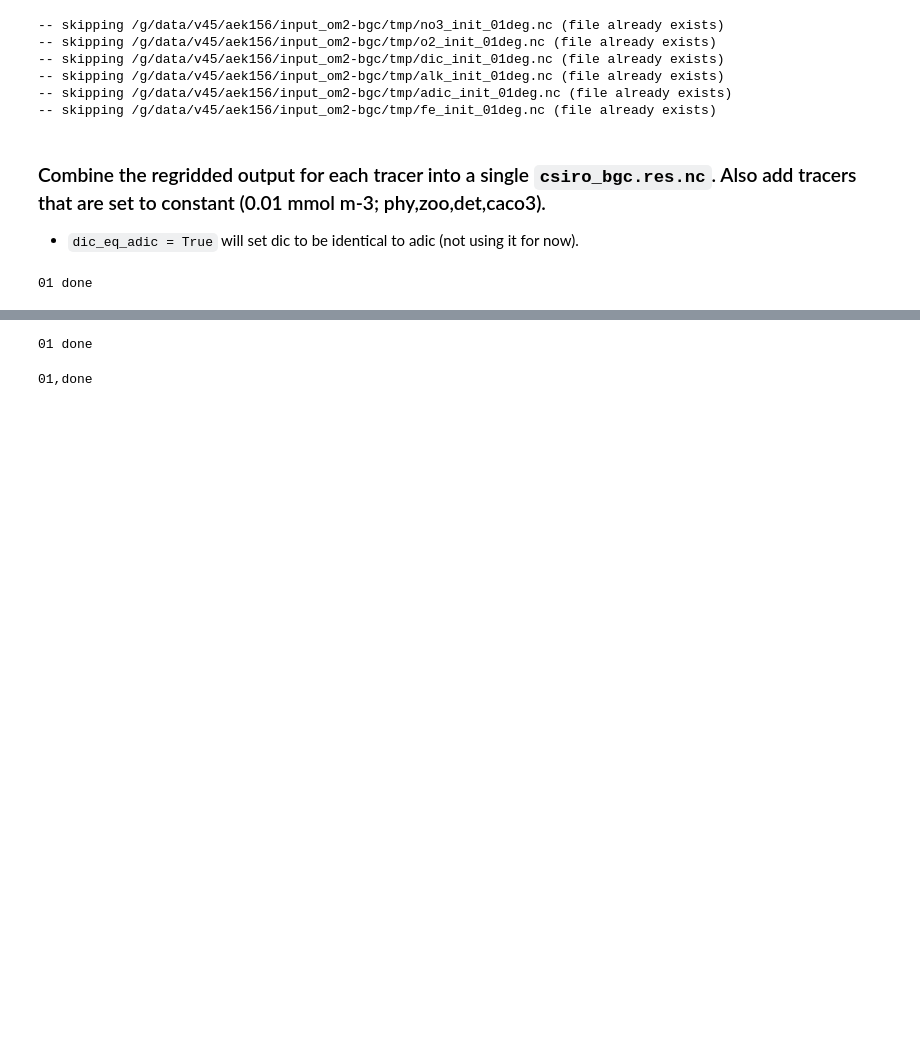
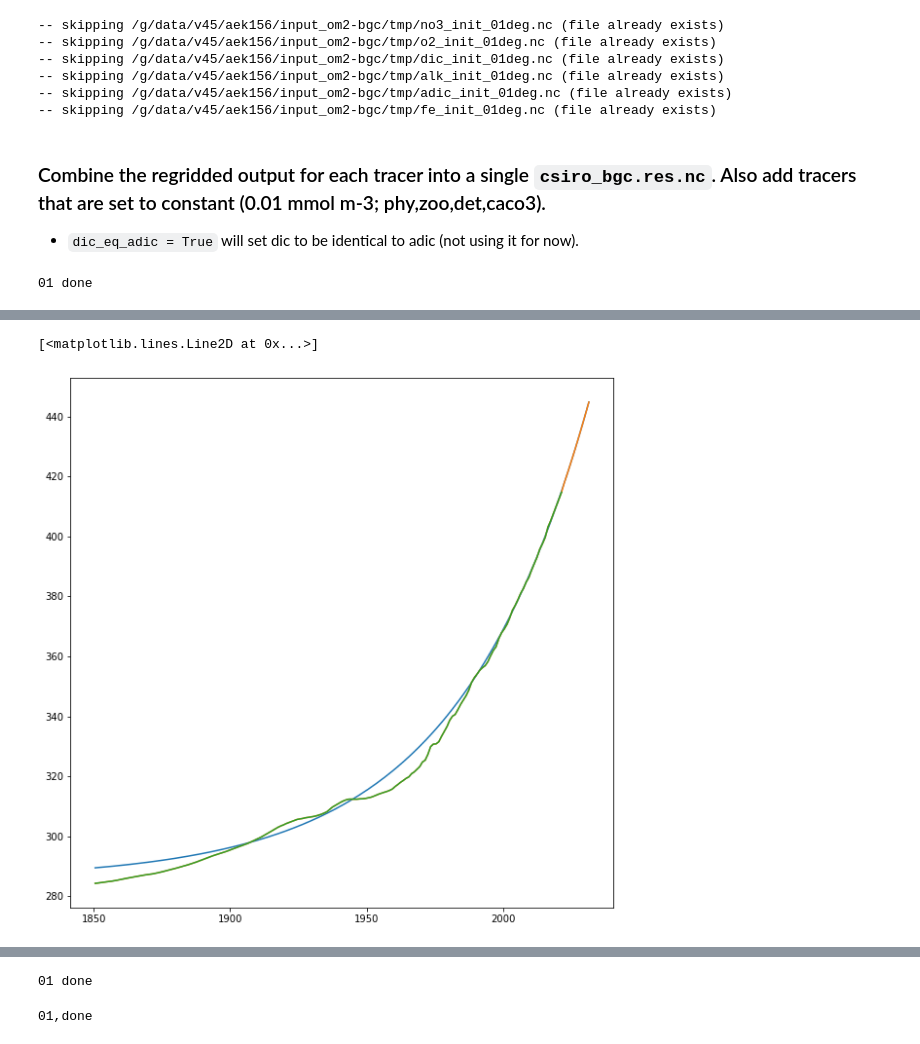
Before and after one commit to COSIMA/input_om2-bgc, a Jupyter notebook: interpolate_to_access-om2.ipynb, the cells around one changed output, grey strips where cells are left out. Drawn from its saved outputs; the diff is of its cells as text; code cells hidden in the pictures; blank space fills up the shorter version.

Commit message:
update co2_iaf.nc: update NOAA GML data, and output data from 1850-2031 (using extrapolation for 2022-2031 inclusive)

```diff
--- a/interpolate_to_access-om2.ipynb
+++ b/interpolate_to_access-om2.ipynb
@@ -321,11 +323,18 @@ from cftime import DatetimeNoLeap
 # %%
-#combined atmospheric co2 data for input from 1850-2020.
-#OMIP2 protocol for 1850-2014.
-#NOAA GML DATA for 2015-2020.
-atmco2 = [284.32, 284.45, 284.60, 284.73, 284.85, 284.94, 285.05, 285.20, 285.37, 285.54, 285.74, 285.93, 286.10, 286.27, 286.44, 286.61, 286.78, 286.95, 287.10, 287.22, 287.35, 287.49, 287.66, 287.86, 288.06, 288.29, 288.52, 288.75, 288.99, 289.22, 289.47, 289.74, 290.02, 290.26, 290.51, 290.80, 291.10, 291.41, 291.76, 292.11, 292.46, 292.82, 293.17, 293.48, 293.79, 294.08, 294.36, 294.65, 294.95, 295.30, 295.67, 296.01, 296.32, 296.65, 296.95, 297.29, 297.66, 298.10, 298.52, 298.94, 299.38, 299.83, 300.35, 300.91, 301.42, 301.94, 302.48, 303.01, 303.45, 303.81, 304.25, 304.60, 304.94, 305.27, 305.63, 305.81, 305.95, 306.18, 306.33, 306.49, 306.62, 306.82, 307.09, 307.40, 307.78, 308.23, 309.01, 309.76, 310.29, 310.85, 311.36, 311.81, 312.17, 312.39, 312.41, 312.38, 312.39, 312.49, 312.52, 312.63, 312.82, 313.01, 313.34, 313.73, 314.09, 314.41, 314.70, 314.99, 315.34, 315.81, 316.62, 317.30, 318.04, 318.65, 319.33, 319.82, 320.88, 321.48, 322.39, 323.25, 324.78, 325.40, 327.35, 329.91, 330.76, 330.83, 331.54, 333.35, 335.01, 336.60, 338.70, 340.06, 340.64, 342.27, 344.01, 345.46, 346.90, 348.77, 351.28, 352.89, 354.07, 355.35, 356.23, 356.92, 358.25, 360.24, 362.00, 363.25, 365.93, 367.84, 369.12, 370.67, 372.83, 375.41, 376.99, 378.91, 381.01, 382.60, 384.74, 386.28, 388.72, 390.94, 393.02, 395.72, 397.55, 399.65, 403.08, 405.22, 407.62, 410.07, 412.44]
-yrsco2 = np.arange(1850,2020+1)
+# combined atmospheric co2 data for input from 1850 onward
+# OMIP2 protocol for 1850-2014.
+# NOAA GML DATA for 2015 onward.
+# atmco2_data = [284.32, 284.45, 284.60, 284.73, 284.85, 284.94, 285.05, 285.20, 285.37, 285.54, 285.74, 285.93, 286.10, 286.27, 286.44, 286.61, 286.78, 286.95, 287.10, 287.22, 287.35, 287.49, 287.66, 287.86, 288.06, 288.29, 288.52, 288.75, 288.99, 289.22, 289.47, 289.74, 290.02, 290.26, 290.51, 290.80, 291.10, 291.41, 291.76, 292.11, 292.46, 292.82, 293.17, 293.48, 293.79, 294.08, 294.36, 294.65, 294.95, 295.30, 295.67, 296.01, 296.32, 296.65, 296.95, 297.29, 297.66, 298.10, 298.52, 298.94, 299.38, 299.83, 300.35, 300.91, 301.42, 301.94, 302.48, 303.01, 303.45, 303.81, 304.25, 304.60, 304.94, 305.27, 305.63, 305.81, 305.95, 306.18, 306.33, 306.49, 306.62, 306.82, 307.09, 307.40, 307.78, 308.23, 309.01, 309.76, 310.29, 310.85, 311.36, 311.81, 312.17, 312.39, 312.41, 312.38, 312.39, 312.49, 312.52, 312.63, 312.82, 313.01, 313.34, 313.73, 314.09, 314.41, 314.70, 314.99, 315.34, 315.81, 316.62, 317.30, 318.04, 318.65, 319.33, 319.82, 320.88, 321.48, 322.39, 323.25, 324.78, 325.40, 327.35, 329.91, 330.76, 330.83, 331.54, 333.35, 335.01, 336.60, 338.70, 340.06, 340.64, 342.27, 344.01, 345.46, 346.90, 348.77, 351.28, 352.89, 354.07, 355.35, 356.23, 356.92, 358.25, 360.24, 362.00, 363.25, 365.93, 367.84, 369.12, 370.67, 372.83, 375.41, 376.99, 378.91, 381.01, 382.60, 384.74, 386.28, 388.72, 390.94, 393.02, 395.72, 397.55, 399.65, 403.08, 405.22, 407.62, 410.07, 412.44] # 2015- is from NOAA GML as of Oct 5 13:17:31 2021
+atmco2_data = [284.32, 284.45, 284.60, 284.73, 284.85, 284.94, 285.05, 285.20, 285.37, 285.54, 285.74, 285.93, 286.10, 286.27, 286.44, 286.61, 286.78, 286.95, 287.10, 287.22, 287.35, 287.49, 287.66, 287.86, 288.06, 288.29, 288.52, 288.75, 288.99, 289.22, 289.47, 289.74, 290.02, 290.26, 290.51, 290.80, 291.10, 291.41, 291.76, 292.11, 292.46, 292.82, 293.17, 293.48, 293.79, 294.08, 294.36, 294.65, 294.95, 295.30, 295.67, 296.01, 296.32, 296.65, 296.95, 297.29, 297.66, 298.10, 298.52, 298.94, 299.38, 299.83, 300.35, 300.91, 301.42, 301.94, 302.48, 303.01, 303.45, 303.81, 304.25, 304.60, 304.94, 305.27, 305.63, 305.81, 305.95, 306.18, 306.33, 306.49, 306.62, 306.82, 307.09, 307.40, 307.78, 308.23, 309.01, 309.76, 310.29, 310.85, 311.36, 311.81, 312.17, 312.39, 312.41, 312.38, 312.39, 312.49, 312.52, 312.63, 312.82, 313.01, 313.34, 313.73, 314.09, 314.41, 314.70, 314.99, 315.34, 315.81, 316.62, 317.30, 318.04, 318.65, 319.33, 319.82, 320.88, 321.48, 322.39, 323.25, 324.78, 325.40, 327.35, 329.91, 330.76, 330.83, 331.54, 333.35, 335.01, 336.60, 338.70, 340.06, 340.64, 342.27, 344.01, 345.46, 346.90, 348.77, 351.28, 352.89, 354.07, 355.35, 356.23, 356.92, 358.25, 360.24, 362.00, 363.25, 365.93, 367.84, 369.12, 370.67, 372.83, 375.41, 376.99, 378.91, 381.01, 382.60, 384.74, 386.28, 388.72, 390.94, 393.02, 395.72, 397.55, 399.65, 403.09, 405.22, 407.62, 410.07, 412.44, 414.72 ] # 2015- is from NOAA GML as of 30 Jun 15:43:11 2022
 
-#IAF spans from 1957 to 2020
-date_iaf = []
-for it in np.arange(1957,2020+1):
-    date_iaf.append(DatetimeNoLeap(it,7,1))
+# Fit the function a * np.exp(b * t) + c to extrapolate beyond the data
+num_to_fit = 20
+atmco2_to_fit = atmco2_data[-num_to_fit:]
+fitparams, _ = curve_fit(lambda t, a, b, c: a * np.exp(b * t) + c, range(0, len(atmco2_to_fit)), atmco2_to_fit)
+
+def fit(index, fitparams=fitparams, offset=len(atmco2_data)-num_to_fit):
+    return fitparams[0] * np.exp(fitparams[1] * (index - offset)) + fitparams[2]
+
+atmco2 = atmco2_data + [ fit(i) for i in range(len(atmco2_data), len(atmco2_data) + 10 ) ]
+
+date_iaf = [ DatetimeNoLeap(1850 + i, 7, 1) for i in range(0, len(atmco2)) ]
@@ -331,0 +361,8 @@ for it in np.arange(1957,2020+1):
+# %%
+plt.figure(figsize=(10,10))
+plt.plot(date_iaf, [fit(i) for i in range(0, len(atmco2))])
+plt.plot(date_iaf, atmco2)
+plt.plot(date_iaf[0:len(atmco2_data)], atmco2_data)
+# %% [output]
+[<matplotlib.lines.Line2D at 0x...>]
+[figure, added]
```
Also changed, not shown: parts of 6 cells of this notebook.
